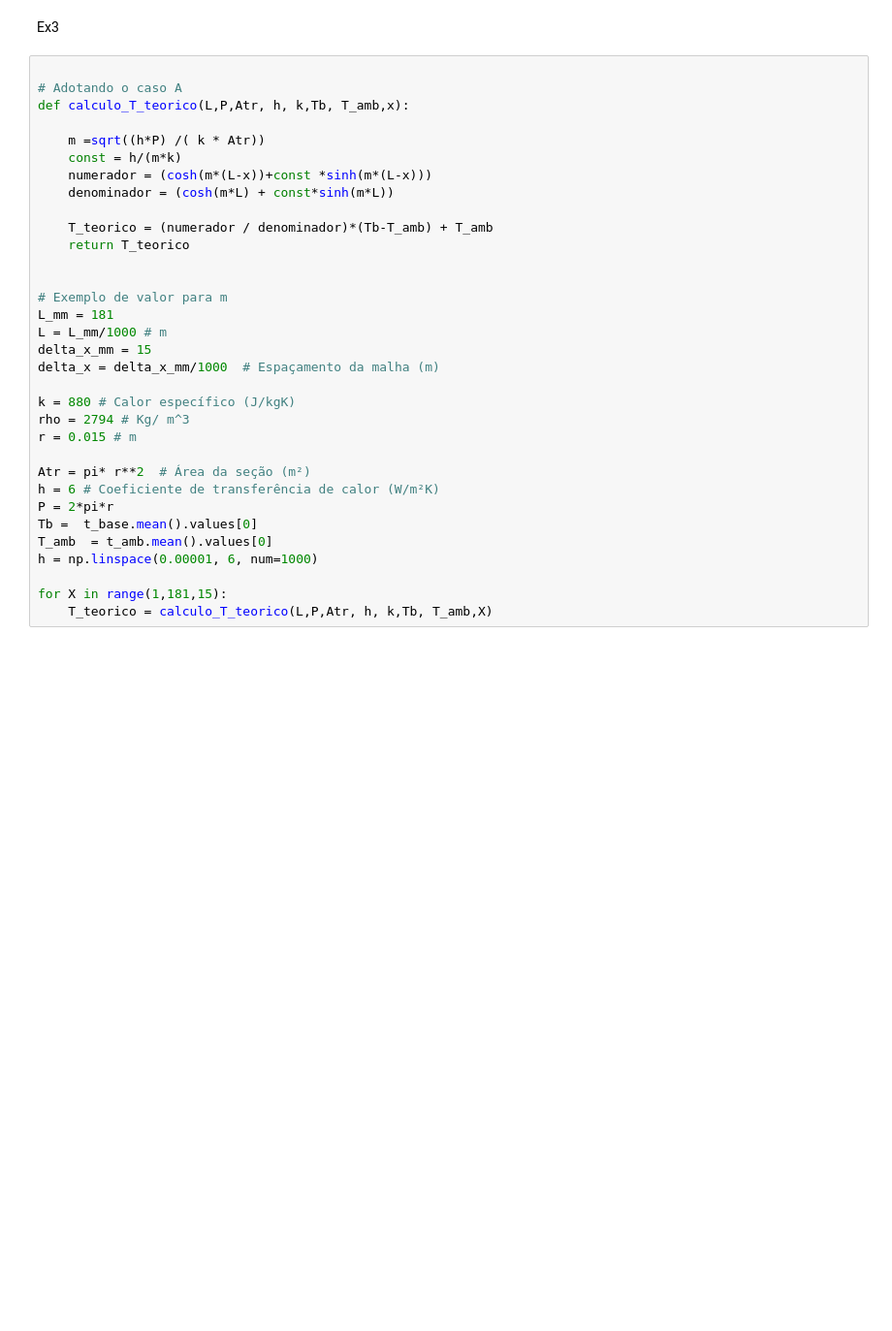
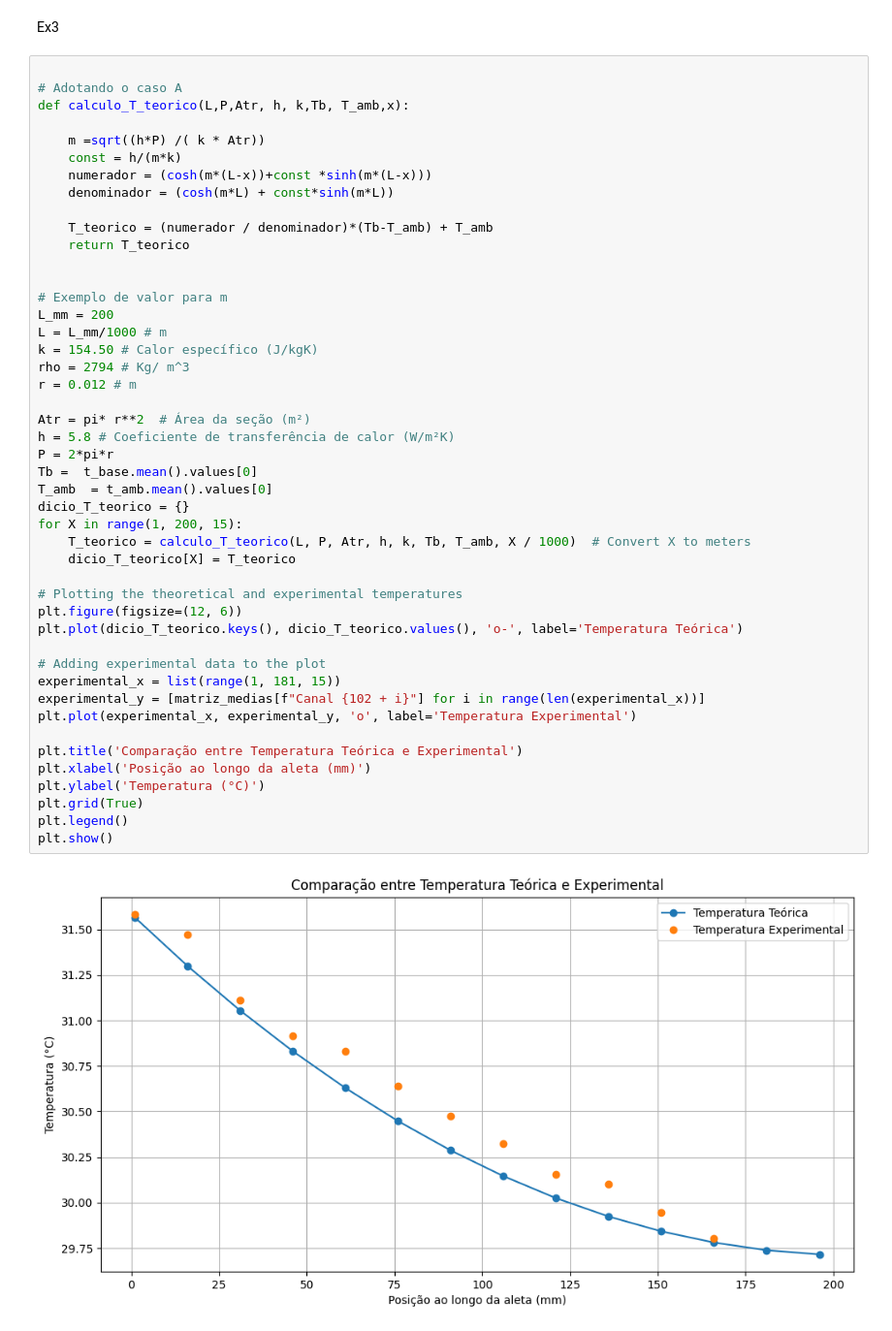
Before and after one commit to Iamiran1/P1-Transcal, a Jupyter notebook: p1.ipynb, the cells around one changed output. Shown: that part at 97% size. Drawn from its saved outputs; the diff is of its cells as text; blank space fills up the shorter version.

```diff
--- a/p1.ipynb
+++ b/p1.ipynb
@@ -61,33 +60,48 @@ Ex3
 # %%
 
 # Adotando o caso A
 def calculo_T_teorico(L,P,Atr, h, k,Tb, T_amb,x):
 
     m =sqrt((h*P) /( k * Atr))
     const = h/(m*k)
     numerador = (cosh(m*(L-x))+const *sinh(m*(L-x)))
     denominador = (cosh(m*L) + const*sinh(m*L))
 
     T_teorico = (numerador / denominador)*(Tb-T_amb) + T_amb
     return T_teorico
 
 
 # Exemplo de valor para m
-L_mm = 181
+L_mm = 200
 L = L_mm/1000 # m
-delta_x_mm = 15
-delta_x = delta_x_mm/1000  # Espaçamento da malha (m)
-
-k = 880 # Calor específico (J/kgK)
+k = 154.50 # Calor específico (J/kgK)
 rho = 2794 # Kg/ m^3
-r = 0.015 # m
+r = 0.012 # m
 
 Atr = pi* r**2  # Área da seção (m²)
-h = 6 # Coeficiente de transferência de calor (W/m²K)
+h = 5.8 # Coeficiente de transferência de calor (W/m²K)
 P = 2*pi*r
 Tb =  t_base.mean().values[0]
 T_amb  = t_amb.mean().values[0]
-h = np.linspace(0.00001, 6, num=1000)
+dicio_T_teorico = {}
+for X in range(1, 200, 15):
+    T_teorico = calculo_T_teorico(L, P, Atr, h, k, Tb, T_amb, X / 1000)  # Convert X to meters
+    dicio_T_teorico[X] = T_teorico
 
-for X in range(1,181,15):
-    T_teorico = calculo_T_teorico(L,P,Atr, h, k,Tb, T_amb,X)
+# Plotting the theoretical and experimental temperatures
+plt.figure(figsize=(12, 6))
+plt.plot(dicio_T_teorico.keys(), dicio_T_teorico.values(), 'o-', label='Temperatura Teórica')
+
+# Adding experimental data to the plot
+experimental_x = list(range(1, 181, 15))
+experimental_y = [matriz_medias[f"Canal {102 + i}"] for i in range(len(experimental_x))]
+plt.plot(experimental_x, experimental_y, 'o', label='Temperatura Experimental')
+
+plt.title('Comparação entre Temperatura Teórica e Experimental')
+plt.xlabel('Posição ao longo da aleta (mm)')
+plt.ylabel('Temperatura (°C)')
+plt.grid(True)
+plt.legend()
+plt.show()
+# %% [output]
+[figure, added]
```
Also changed, not shown: parts of 6 cells of this notebook.
